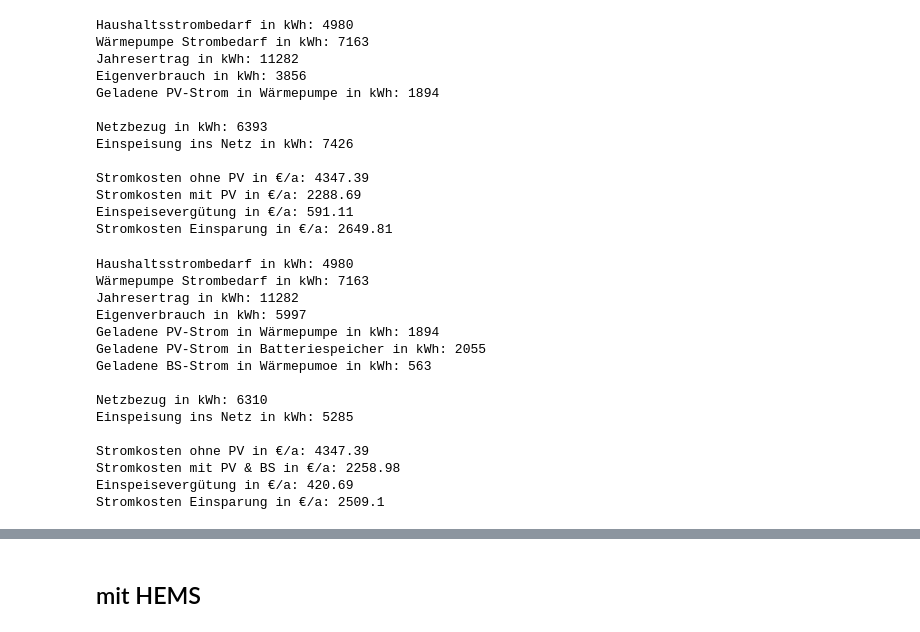
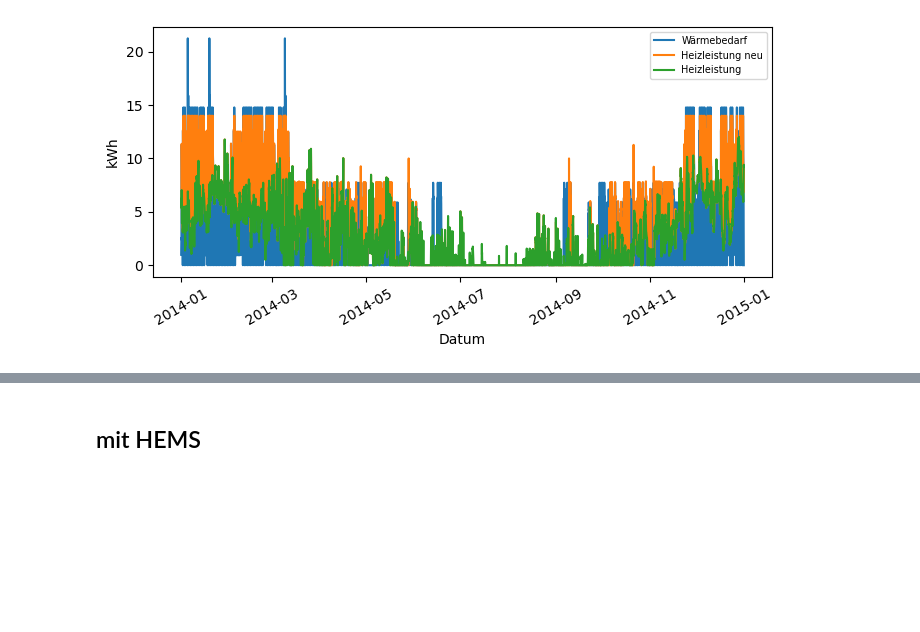
Before and after one commit to d-esplo/hemsrechner, a Jupyter notebook: test_wp_250123.ipynb, the cells around one changed output, grey strips where cells are left out. Saved outputs shown, nothing was run; the diff lists cells and outputs as text; code cells hidden in the pictures; blank space fills up the shorter version.

```diff
--- a/test_wp_250123.ipynb
+++ b/test_wp_250123.ipynb
@@ -12,12 +14,12 @@ df['T_aussen'] = temperatur_aussen.get_hourly_temperature(40599, 2014)
 hz, T_soll, T_n_vor, T_n_rueck = heizkurve.get_heizkurve('Heizkörper', df['T_aussen'], T_n_aussen)
 df['T_vor'] = hz['T_vor']
 df['T_rueck'] = hz['T_rueck']
-wp_groesse = berechnen_wp.get_waermepumpe(h)
+wp_groesse, nenn_heizleistung = berechnen_wp.get_waermepumpe(h)
 heizleistung_auslegung = heizkurve.get_heizleistung(T_n_aussen, h, T_soll)
 df = heizkurve.get_heizleistung_profil(df, heizleistung_auslegung)
 df = heizkurve.get_cop(wp_groesse, df)
 V_ps, PS_verlust, Q_ps = berechnen_wp.get_pufferspeicher(h, T_n_vor, T_n_rueck)
-df, P_el, COP = berechnen_wp.ohne_pv(df, Q_ps, PS_verlust)
+# df, P_el, COP = berechnen_wp.ohne_pv(df, Q_ps, PS_verlust)
 # pv = pv_profil.get_pv_profil(40599, 2014, 10)
 # df_pv = berechnen_wp.mit_pv(df.copy(), pv)
 # df_pvbs = berechnen_wp.mit_pvbs(df.copy(), pv, 10, 11)
@@ -30,0 +28,3 @@ For example, when doing 'df[col].method(value, inplace=True)', try using 'df.met
+# %%
+importlib.reload(berechnen_wp)
+df_ohne, P_el, COP = berechnen_wp.ohne_pv(df.copy(), Q_ps, PS_verlust, nenn_heizleistung)
@@ -31,3 +50,22 @@ For example, when doing 'df[col].method(value, inplace=True)', try using 'df.met
+# %%
+import matplotlib.pyplot as plt
+%matplotlib inline
+plt.rcParams["figure.figsize"] = [7.00, 3.50]
+plt.rcParams["figure.autolayout"] = True
+
+plt.plot(df_ohne.index, df_ohne['Heizwärmebedarf'], label = "Wärmebedarf")
+plt.plot(df_ohne.index, df_ohne['Heizleistung neu'], label = "Heizleistung neu")
+plt.plot(df_ohne.index, df_ohne['Heizleistung'], label = "Heizleistung")
+
+plt.xlabel('Datum', fontsize=10)
+plt.ylabel('kWh', fontsize=10)
+plt.legend(fontsize = 7, loc = 'best')
+
+plt.xticks(rotation=30, fontsize=10)
+#plt.xlim(pd.Timestamp('2014-11-03 00:00:00'), pd.Timestamp('2014-11-06 23:00:00'))
+plt.show()
+# %% [output]
+[figure, added]
 # %%
 pv = pv_profil.get_pv_profil(40599, 2014, 10)
 df_pv = berechnen_wp.mit_pv(df.copy(), pv)
@@ -37,40 +75,10 @@ importlib.reload(berechnen_wp)
 strompreis = 0.358
 ergebnisse_pv = berechnen_wp.ersparnis_pv(df_pv, 10, strompreis)
 berechnen_wp.print_ersparnis(ergebnisse_pv)
-# %% [output]
-Haushaltsstrombedarf in kWh: 4980
-Wärmepumpe Strombedarf in kWh: 7163
-Jahresertrag in kWh: 11282
-Eigenverbrauch in kWh: 3856
-Geladene PV-Strom in Wärmepumpe in kWh: 1894
-
-Netzbezug in kWh: 6393
-Einspeisung ins Netz in kWh: 7426
-
-Stromkosten ohne PV in €/a: 4347.39
-Stromkosten mit PV in €/a: 2288.69
-Einspeisevergütung in €/a: 591.11
-Stromkosten Einsparung in €/a: 2649.81
 # %%
 importlib.reload(berechnen_wp)
 ergebnisse_bs = berechnen_wp.ersparnis_bs(df_pvbs, 10, strompreis)
 berechnen_wp.print_ersparnis(ergebnisse_bs)
-# %% [output]
-Haushaltsstrombedarf in kWh: 4980
-Wärmepumpe Strombedarf in kWh: 7163
-Jahresertrag in kWh: 11282
-Eigenverbrauch in kWh: 5997
-Geladene PV-Strom in Wärmepumpe in kWh: 1894
-Geladene PV-Strom in Batteriespeicher in kWh: 2055
-Geladene BS-Strom in Wärmepumoe in kWh: 563
-
-Netzbezug in kWh: 6310
-Einspeisung ins Netz in kWh: 5285
-
-Stromkosten ohne PV in €/a: 4347.39
-Stromkosten mit PV & BS in €/a: 2258.98
-Einspeisevergütung in €/a: 420.69
-Stromkosten Einsparung in €/a: 2509.1
 # %%
 importlib.reload(berechnen_wp)
 df_ev = berechnen_wp.mit_pvev(df.copy(), pv, True)
```
Also changed, not shown: parts of 14 cells of this notebook, 4 other files.
